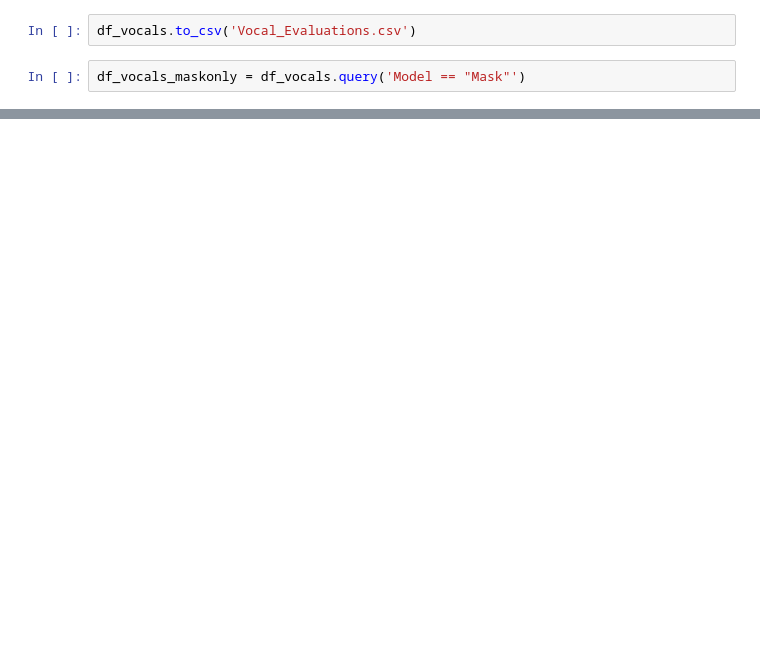
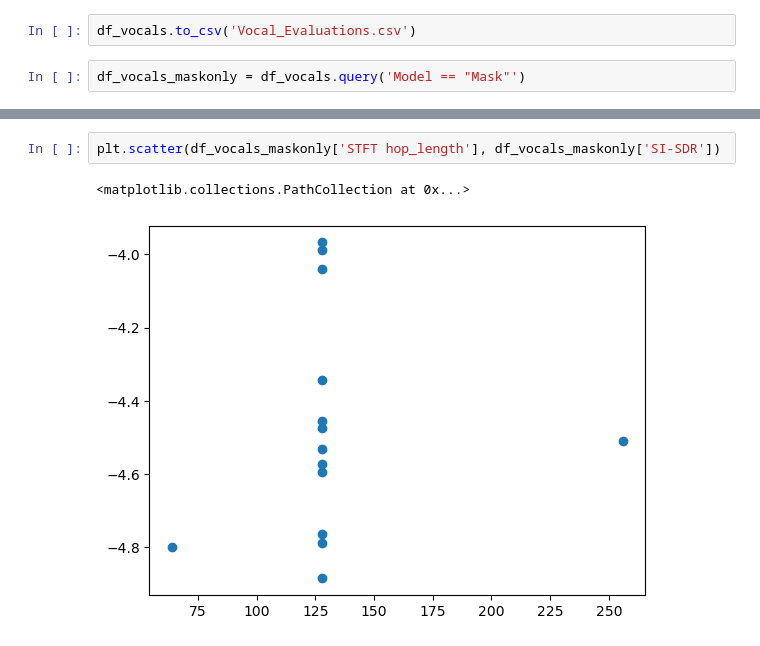
Before and after one commit to kstone40/audio_isolation, a Jupyter notebook: Plot_Evaluations.ipynb, the cells around one changed output, grey strips where cells are left out. Saved outputs shown, nothing was run; the diff lists cells and outputs as text; blank space fills up the shorter version.

```diff
--- a/Plot_Evaluations.ipynb
+++ b/Plot_Evaluations.ipynb
@@ -38,0 +49,5 @@ plt.scatter(df_vocals_maskonly['Model num_layers'], df_vocals_maskonly['SI-SDR']
+# %%
+plt.scatter(df_vocals_maskonly['STFT hop_length'], df_vocals_maskonly['SI-SDR'])
+# %% [output]
+<matplotlib.collections.PathCollection at 0x...>
+[figure, added]
```
Also changed, not shown: parts of 2 cells of this notebook, 27 other files.
